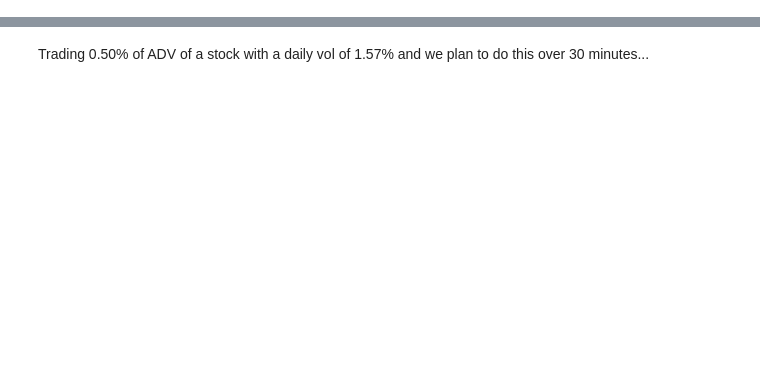
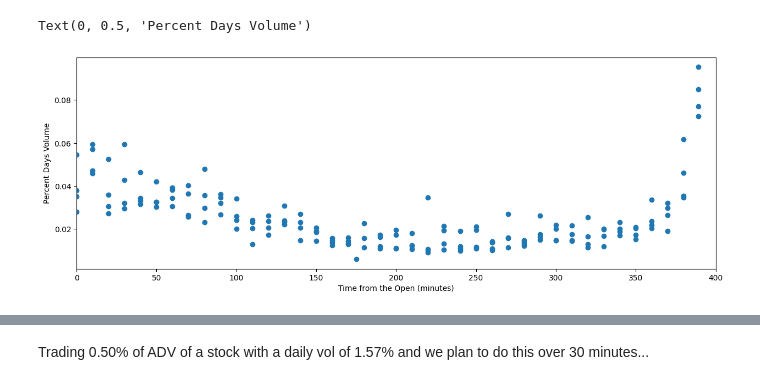
Before and after one commit to jdtluis/Algo_Trading, a Jupyter notebook: notebooks/Market-Impact-Models.ipynb, the cells around one changed output, grey strips where cells are left out. Cells and saved outputs as stored; diff of their text form; code cells hidden in the pictures; blank space fills up the shorter version.

```diff
--- a/notebooks/Market-Impact-Models.ipynb
+++ b/notebooks/Market-Impact-Models.ipynb
@@ -69,8 +187,12 @@ df.head()
 # %%
+plt.figure(figsize=(15,5))
 plt.scatter(df.min_of_day, df.interval_pct)
 plt.xlim(0,400)
 plt.xlabel('Time from the Open (minutes)')
 plt.ylabel('Percent Days Volume')
+# %% [output]
+Text(0, 0.5, 'Percent Days Volume')
+[figure, added]
 # %%
 grouped = df.groupby(df.min_of_day)
 grouped = df.groupby(df.time) # group by 10 minute interval times
```
Also changed, not shown: parts of 56 cells of this notebook, 9 other files.
